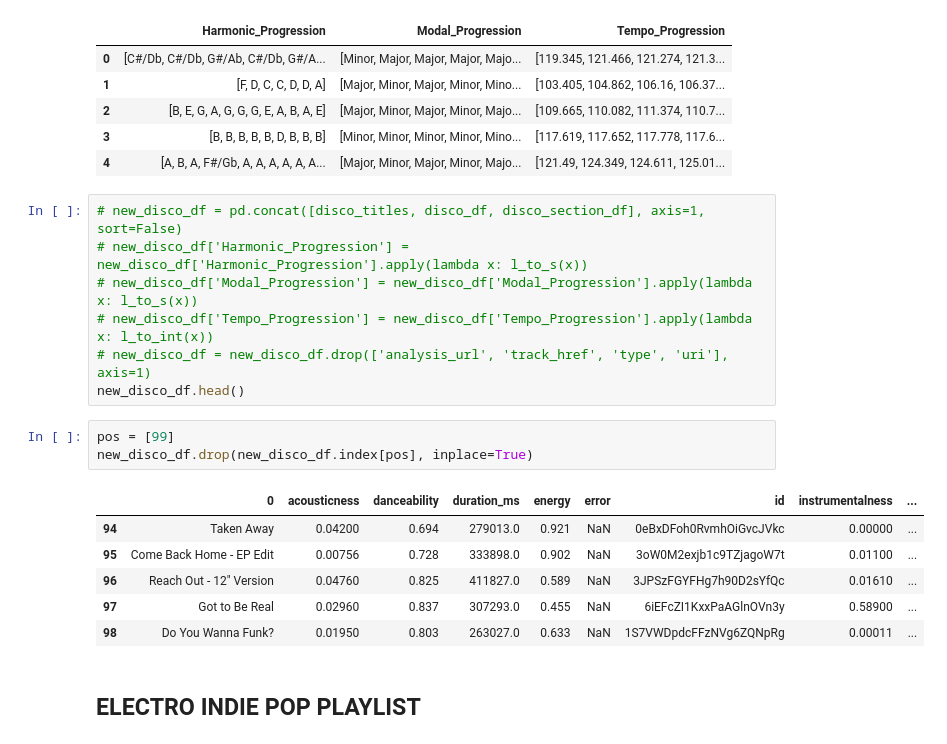
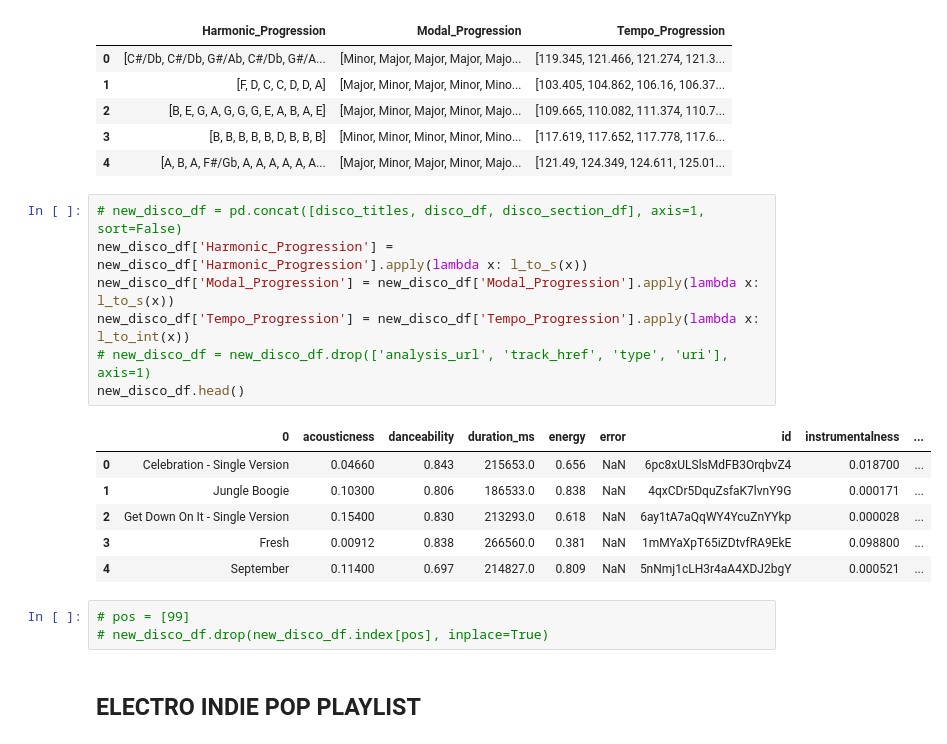
Before and after one commit to FinchMF/Classification_Models, a Jupyter notebook: spotify_api_calls.ipynb, the cells around one changed output. Drawn from its saved outputs; the diff is of its cells as text.

```diff
--- a/spotify_api_calls.ipynb
+++ b/spotify_api_calls.ipynb
@@ -1659,21 +1659,21 @@ disco_section_df.head()
 | 4 | [A, B, A, F#/Gb, A, A, A, A, A, A... | [Major, Minor, Major, Minor, Majo... | [121.49, 124.349, 124.611, 125.01... |
 # %%
 # new_disco_df = pd.concat([disco_titles, disco_df, disco_section_df], axis=1, sort=False)
-# new_disco_df['Harmonic_Progression'] = new_disco_df['Harmonic_Progression'].apply(lambda x: l_to_s(x))
-# new_disco_df['Modal_Progression'] = new_disco_df['Modal_Progression'].apply(lambda x: l_to_s(x))
-# new_disco_df['Tempo_Progression'] = new_disco_df['Tempo_Progression'].apply(lambda x: l_to_int(x))
+new_disco_df['Harmonic_Progression'] = new_disco_df['Harmonic_Progression'].apply(lambda x: l_to_s(x))
+new_disco_df['Modal_Progression'] = new_disco_df['Modal_Progression'].apply(lambda x: l_to_s(x))
+new_disco_df['Tempo_Progression'] = new_disco_df['Tempo_Progression'].apply(lambda x: l_to_int(x))
 # new_disco_df = new_disco_df.drop(['analysis_url', 'track_href', 'type', 'uri'], axis=1)
 new_disco_df.head()
+# %% [output]
+|  | 0 | acousticness | danceability | duration_ms | energy | error | id | instrumentalness | ... |
+| 0 | Celebration - Single Version | 0.04660 | 0.843 | 215653.0 | 0.656 | NaN | 6pc8xULSlsMdFB3OrqbvZ4 | 0.018700 | ... |
+| 1 | Jungle Boogie | 0.10300 | 0.806 | 186533.0 | 0.838 | NaN | 4qxCDr5DquZsfaK7lvnY9G | 0.000171 | ... |
+| 2 | Get Down On It - Single Version | 0.15400 | 0.830 | 213293.0 | 0.618 | NaN | 6ay1tA7aQqWY4YcuZnYYkp | 0.000028 | ... |
+| 3 | Fresh | 0.00912 | 0.838 | 266560.0 | 0.381 | NaN | 1mMYaXpT65iZDtvfRA9EkE | 0.098800 | ... |
+| 4 | September | 0.11400 | 0.697 | 214827.0 | 0.809 | NaN | 5nNmj1cLH3r4aA4XDJ2bgY | 0.000521 | ... |
 # %%
-pos = [99]
-new_disco_df.drop(new_disco_df.index[pos], inplace=True)
+# pos = [99]
+# new_disco_df.drop(new_disco_df.index[pos], inplace=True)
-# %% [output]
-|  | 0 | acousticness | danceability | duration_ms | energy | error | id | instrumentalness | ... |
-| 94 | Taken Away | 0.04200 | 0.694 | 279013.0 | 0.921 | NaN | 0eBxDFoh0RvmhOiGvcJVkc | 0.00000 | ... |
-| 95 | Come Back Home - EP Edit | 0.00756 | 0.728 | 333898.0 | 0.902 | NaN | 3oW0M2exjb1c9TZjagoW7t | 0.01100 | ... |
-| 96 | Reach Out - 12" Version | 0.04760 | 0.825 | 411827.0 | 0.589 | NaN | 3JPSzFGYFHg7h90D2sYfQc | 0.01610 | ... |
-| 97 | Got to Be Real | 0.02960 | 0.837 | 307293.0 | 0.455 | NaN | 6iEFcZI1KxxPaAGlnOVn3y | 0.58900 | ... |
-| 98 | Do You Wanna Funk? | 0.01950 | 0.803 | 263027.0 | 0.633 | NaN | 1S7VWDpdcFFzNVg6ZQNpRg | 0.00011 | ... |
 # %% [markdown]
 ## ELECTRO INDIE POP PLAYLIST
 # %%
```
Also changed, not shown: parts of 16 cells of this notebook.
